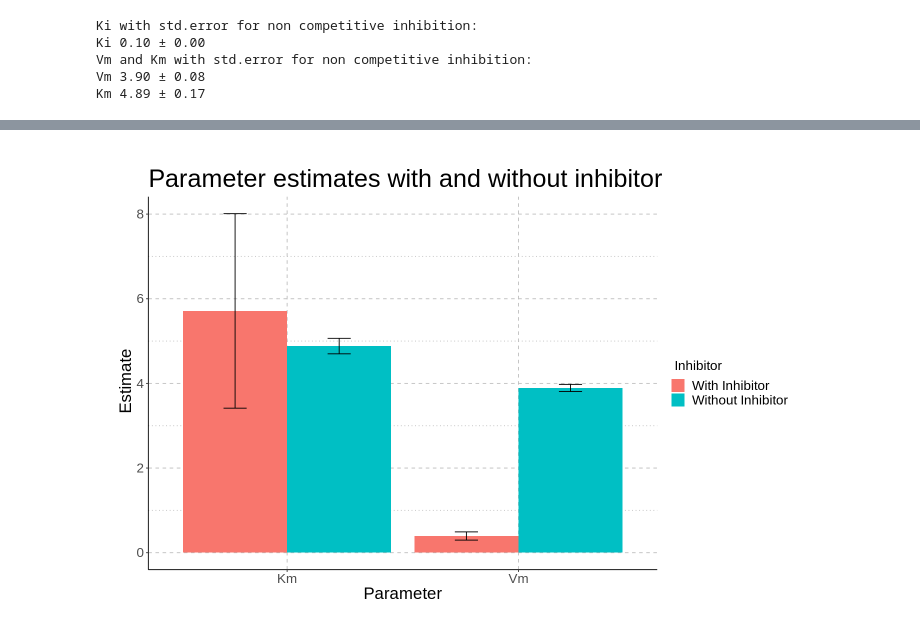
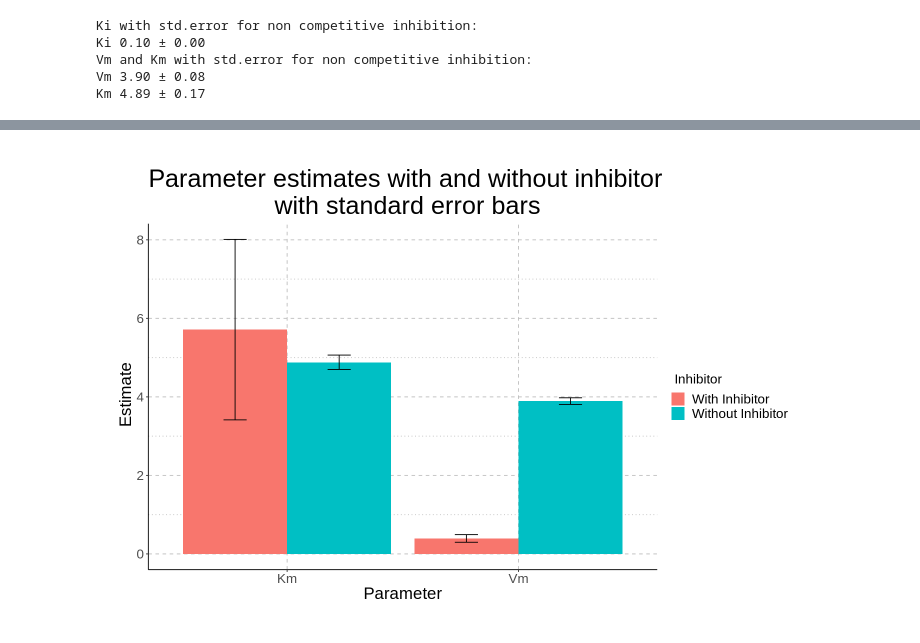
Before and after one commit to dodes24/enzymology, a Jupyter notebook: enzym_report.ipynb, the cells around one changed output, grey strips where cells are left out. Drawn from its saved outputs; the diff is of its cells as text; code cells hidden in the pictures.

```diff
--- a/enzym_report.ipynb
+++ b/enzym_report.ipynb
@@ -127,7 +132,7 @@ ggsave("plots/Lineweaver-Burk_big.png", width = 16, height = 12, units = "in", d
 model_uninh <- nls(
   Rate ~ Vm*Substrate/(Km+Substrate),
   data = uninhibited,
-  start = list(Vm = 0.5, Km = 1.83) # 1. 1.75
+  start = list(Vm = 1, Km = 1.75) # 1. 1.75
 )
 
 # Print the model summary
@@ -139,7 +144,7 @@ cat("**********************************************************")
 model_inh <- nls(
   Rate ~ Vm*Substrate/(Km+Substrate),
   data = inhibited,
-  start = list(Vm = 0.42, Km = 3.76) # 0.1, 1.75
+  start = list(Vm = 0.1, Km = 1.75) # 0.1, 1.75
 )
 # Print the model summary
 cat("\nModel summary with inhibitor:")
@@ -446,35 +451,35 @@ Km & 2.5583919 & 74.920253\\
 
 
 # create a data frame with the summary information
 df <- data.frame( Parameter = c("Vm",  "Km", "Vm", "Km"),
                  Inhibitor  = c("Without Inhibitor", "Without Inhibitor", "With Inhibitor", "With Inhibitor"),
                  Estimate = c(3.89, 4.88, 0.39 , 5.71),
                  stderr_upper, stderr_lower)
 
 
 options(repr.plot.width=12, repr.plot.height=8)
 
 ggplot(df, aes(x =   Parameter, y = Estimate, fill = Inhibitor)) +
       geom_bar(stat = "identity", position = "dodge") +
       # add error bars
       geom_errorbar(aes(ymin = stderr_lower, ymax = stderr_upper), width = 0.2, position = position_dodge(0.9)) +
 
   labs(x = "Parameter", y = " Estimate", fill  = "Inhibitor") +
-  ggtitle("Parameter estimates with and without inhibitor") +
+  ggtitle("Parameter estimates with and without inhibitor \n                  with standard error bars") +
   scale_fill_discrete(name = " Inhibitor") +
   theme_classic() +
   theme(panel.grid.major = element_line(color = "gray", linetype = "dashed"),
         panel.grid.minor = element_line(color = "gray", linetype = "dotted"),
         axis.title.x =  element_text(size = 20),
         axis.title.y = element_text(size = 20),
         axis.text.x  = element_text(size = 16),
         axis.text.y = element_text(size = 16),
         plot.title = element_text(size = 30),
         legend.text  = element_text(size = 16),
         legend.title  = element_text(size = 16)) +
   theme(plot.margin = unit(c(1,1,1,1), "cm"))
 # %% [output]
-[figure, old version]
+[figure, new version]
 # %%
 # save the plot
 ggsave("plots/enzyme_hw_plot3.png", width = 16, height = 12, units = "in", dpi = 300)
```
Also changed, not shown: parts of 7 cells of this notebook, 8 other files.
